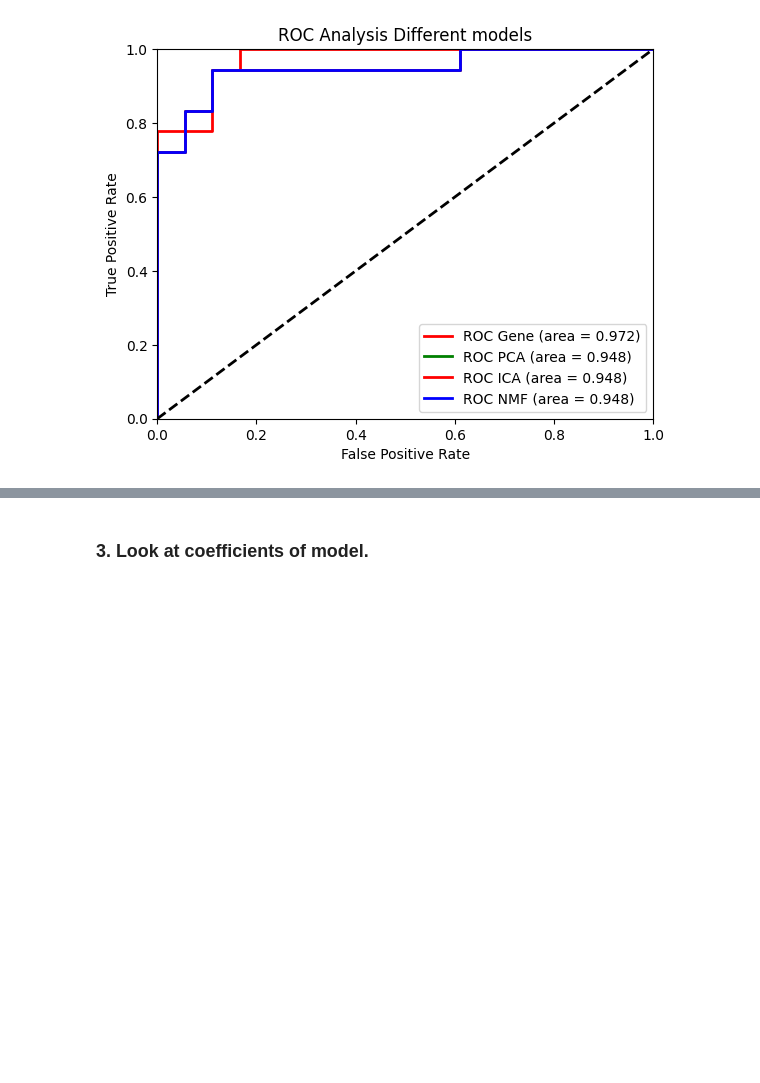
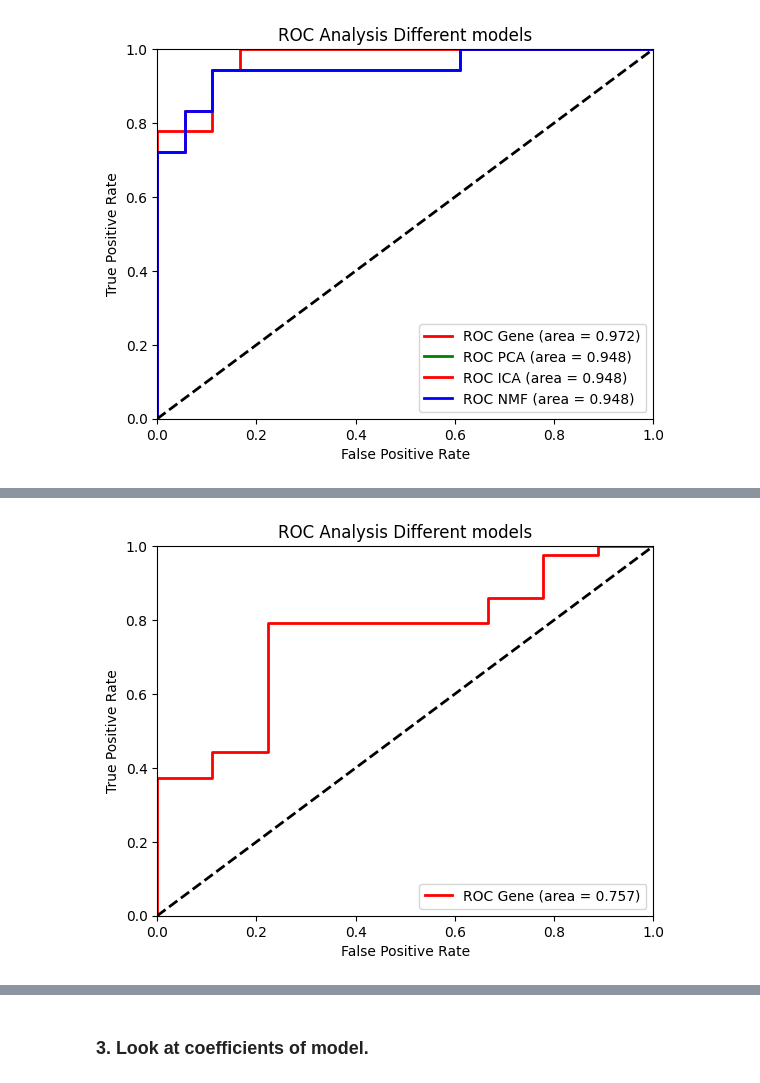
Before and after one commit to jfogrady1/ML4Tb, a Jupyter notebook: bin/Logistic_regression/1_O'Grady_data_Logistic_regression.ipynb, the cells around one changed output, grey strips where cells are left out. Drawn from its saved outputs; the diff is of its cells as text; code cells hidden in the pictures; blank space fills up the shorter version.

```diff
--- a/bin/Logistic_regression.ipynb
+++ b/bin/Logistic_regression/1_O'Grady_data_Logistic_regression.ipynb
@@ -38,3 +38,4 @@ train_data = pd.read_csv("/home/workspace/jogrady/ML4TB/work/normalisation/Train
 test_data = pd.read_csv("/home/workspace/jogrady/ML4TB/work/normalisation/Test_vst_normalised_data.txt", sep = "\t").T
 train_labels = pd.read_csv("/home/workspace/jogrady/ML4TB/work/normalisation/Train_labels.txt", sep = "\t").T
 test_labels = pd.read_csv("/home/workspace/jogrady/ML4TB/work/normalisation/Test_labels.txt", sep = "\t").T.to_numpy()
+kirsten_data = pd.read_csv("/home/workspace/jogrady/ML4TB/work/normalisation/Kirsten_vst_normalised_data.txt", sep = "\t").T
@@ -42,6 +53,8 @@ test_labels = pd.read_csv("/home/workspace/jogrady/ML4TB/work/normalisation/Test
 # Need to do some data wrangling to ensure labels are in right format for ML functions in scikit learn
 # Convert labels to numeric really is the main thing
 train_labels = train_labels.to_numpy()
+kirsten_labels = pd.read_csv("/home/workspace/jogrady/ML4TB/work/normalisation/Kirsten_labels.txt", sep = "\t").T.to_numpy()
+kirsten_labels = np.where(kirsten_labels == "Control", 0, np.where(kirsten_labels == "Infected", 1, kirsten_labels))
 train_labels = np.where(train_labels == "Control", 0, np.where(train_labels == "Infected", 1, train_labels))
 test_labels = np.where(test_labels == "Control", 0, np.where(test_labels == "Infected", 1, test_labels))
 train_labels = train_labels.astype(int)
@@ -77,3 +90,4 @@ test_data = test_data.filter(items = genes, axis = 1)
 # 5522 most variable genes (note this is still more than we had DE)
 test_data.shape
 test_data.head()
+kirsten_data = kirsten_data.filter(items = genes, axis = 1)
@@ -744,0 +788,20 @@ plt.show()
+# %%
+y_score_gene = grid_search.predict_proba(kirsten_data)
+fprG_gene, tprG_gene, t_gene = roc_curve(np.array(kirsten_labels).ravel().astype(int), y_score_gene[:,1])
+roc_aucG_gene = auc(fprG_gene, tprG_gene)
+
+%matplotlib inline
+plt.figure()
+lw = 2
+plt.plot(fprG_gene, tprG_gene, color='red',
+         lw=lw, label='ROC Gene (area = %0.3f)' % roc_aucG_gene)
+plt.plot([0, 1], [0, 1], color='black', lw=lw, linestyle='--')
+plt.xlim([0.0, 1.0])
+plt.ylim([0.0, 1.0])
+plt.xlabel('False Positive Rate')
+plt.ylabel('True Positive Rate')
+plt.title('ROC Analysis Different models')
+plt.legend(loc="lower right")
+plt.show()
+# %% [output]
+[figure, added]
```
Also changed, not shown: parts of 10 cells of this notebook, 2 other files.
